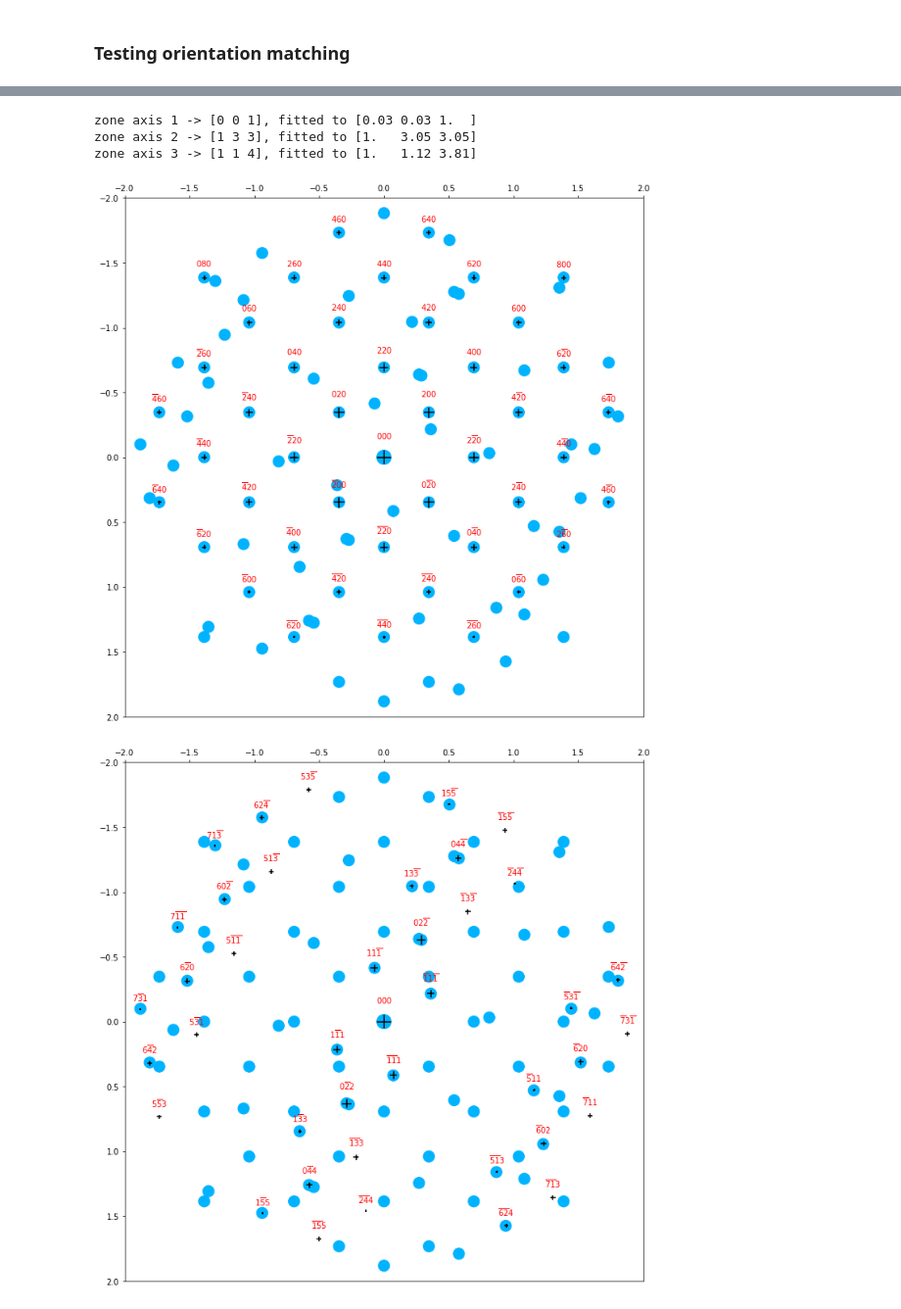
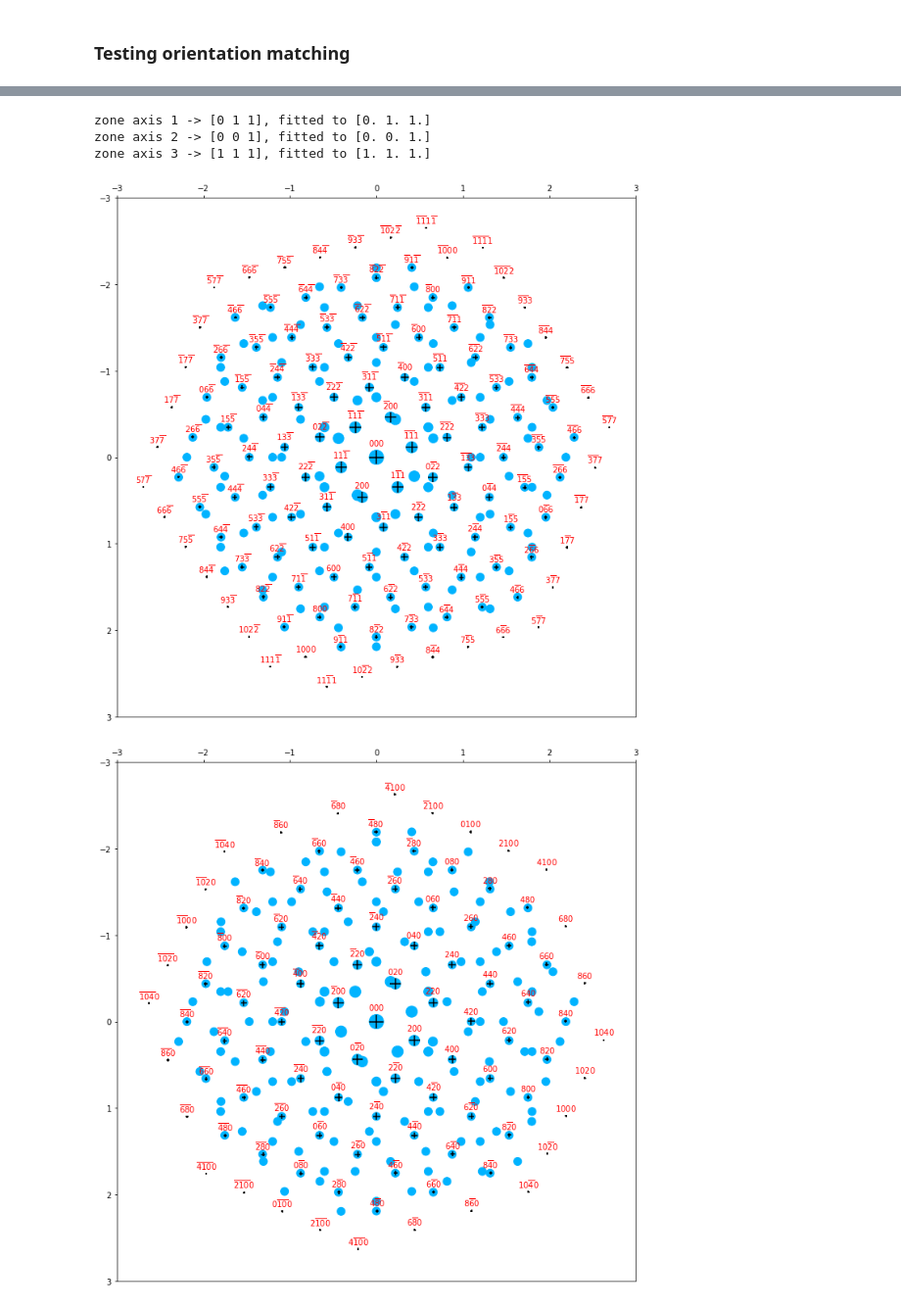
Before and after one commit to py4dstem/py4DSTEM_tutorials, a Jupyter notebook: notebooks/acom/ACOM_basics_04_overlapping.ipynb, the cells around one changed output, grey strips where cells are left out. Shown at 98% size. Saved outputs shown, nothing was run; the diff lists cells and outputs as text; code cells hidden in the pictures.

```diff
--- a/notebooks/acom/ACOM_basics_04_overlapping.ipynb
+++ b/notebooks/acom/ACOM_basics_04_overlapping.ipynb
@@ -35,7 +35,7 @@ crystal = py4DSTEM.process.diffraction.Crystal(
     atom_num,
     cell)
 # %%
-kmax = 2.0
+kmax = 3.0
 crystal.calculate_structure_factors(kmax)
-crystal.plot_structure_factors(proj_dir=[3,2,1])
+crystal.plot_structure_factors(zone_axis_lattice=[3,2,1])
 # %% [output]
@@ -54,29 +54,37 @@ crystal.orientation_plan(
 # %%
 # Define z set of zone axes, and in-plane x axes projection vectors
 
-za1 = np.array([0,0,1])
-za2 = np.array([1,3,3])
-za3 = np.array([1,1,4])
+za1 = np.array([0,1,1])
+za2 = np.array([0,0,1])
+za3 = np.array([1,1,1])
 
-xp1 = np.array([ 0.2,   -0.2,   0.4])
-xp2 = np.array([-0.4,    0.3,  -0.7])
-xp3 = np.array([ 0.8,   -0.2,   0.3])
+xp1 = np.array([1.0,0.5,0.0])
+xp2 = np.array([1.0,0.5,0.0])
+xp3 = np.array([1.0,0.5,0.0])
+
+# za1 = np.array([0,0,1])
+# za2 = np.array([1,3,3])
+# za3 = np.array([1,1,4])
+
+# xp3 = np.array([ 0.7,    0.3,   0.7])
+# xp2 = np.array([ 0.2,   -0.1,  -0.3])
+# xp1 = np.array([ 0.2,   -0.9,  -0.4])
 
 t1 = np.round(za1/np.linalg.norm(za1),decimals=3)
 t2 = np.round(za2/np.linalg.norm(za2),decimals=3)
 t3 = np.round(za3/np.linalg.norm(za3),decimals=3)
 
 bragg_peaks_01 = crystal.generate_diffraction_pattern(
-    zone_axis = za1,
-    proj_x_axis = xp1,
+    zone_axis_lattice = za1,
+    proj_x_lattice = xp1,
     sigma_excitation_error=0.02)
 bragg_peaks_02 = crystal.generate_diffraction_pattern(
-    zone_axis = za2,
-    proj_x_axis = xp2,
+    zone_axis_lattice = za2,
+    proj_x_lattice = xp2,
     sigma_excitation_error=0.02)
 bragg_peaks_03 = crystal.generate_diffraction_pattern(
-    zone_axis = za3,
-    proj_x_axis = xp3,
+    zone_axis_lattice = za3,
+    proj_x_lattice = xp3,
     sigma_excitation_error=0.02)
 
 bragg_peaks = py4DSTEM.io.datastructure.PointList([
@@ -141,26 +149,26 @@ print('zone axis 2 -> ' + str(za2) + ', fitted to ' + str(za2_fit))
 print('zone axis 3 -> ' + str(za3) + ', fitted to ' + str(za3_fit))
 print('')
 # %% [output]
-zone axis 1 -> [0 0 1], fitted to [0.03 0.03 1.  ]
-zone axis 2 -> [1 3 3], fitted to [1.   3.05 3.05]
-zone axis 3 -> [1 1 4], fitted to [1.   1.12 3.81]
+zone axis 1 -> [0 1 1], fitted to [0. 1. 1.]
+zone axis 2 -> [0 0 1], fitted to [0. 0. 1.]
+zone axis 3 -> [1 1 1], fitted to [1. 1. 1.]
 # %%
 # Plot all of the matches overlaid over all peaks
 for a0 in range(orientation.num_matches):
     bragg_peaks_fit = crystal.generate_diffraction_pattern(
         orientation,
         ind_orientation = a0,
         sigma_excitation_error=0.03
     )
 
     fig,ax = py4DSTEM.process.diffraction.plot_diffraction_pattern(
         bragg_peaks_fit,
         bragg_peaks_compare=bragg_peaks,
-        plot_range_kx_ky=[2,2],
-        min_marker_size=200,
+        plot_range_kx_ky=[kmax,kmax],
+        min_marker_size=100,
         figsize=(12,12),
         returnfig=True,
     )
 # %% [output]
-[figure, old version]
+[figure, new version]
-[figure, old version]
+[figure, new version]
```
Also changed, not shown: parts of 4 cells of this notebook, 4 other files.
